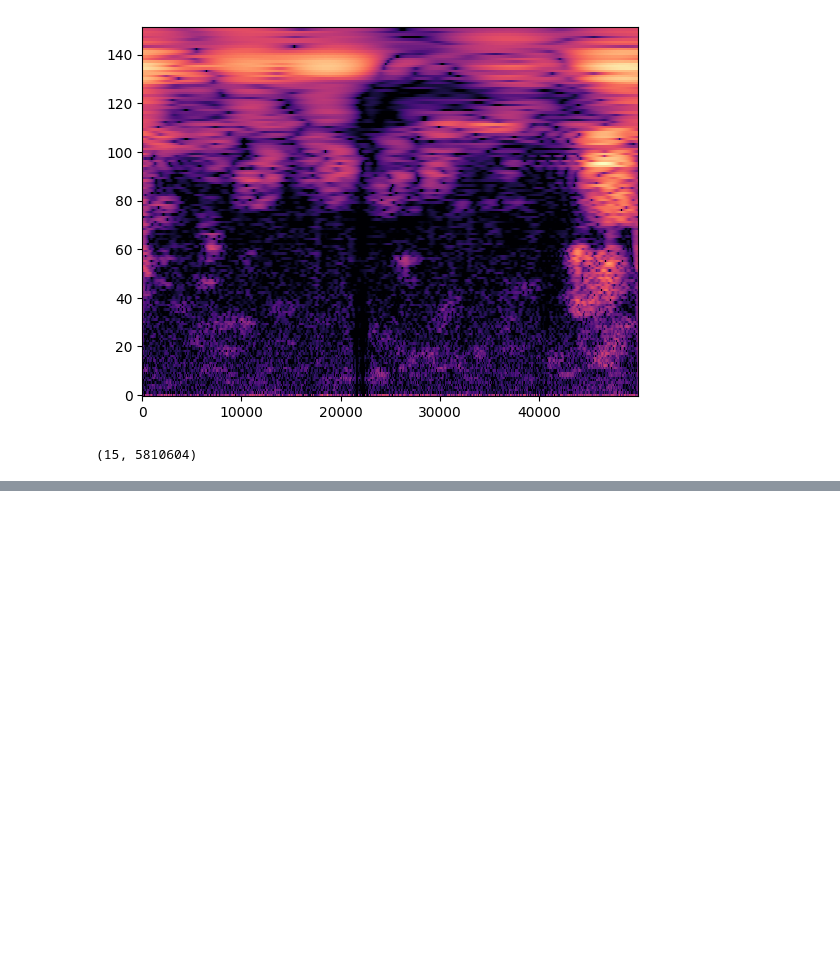
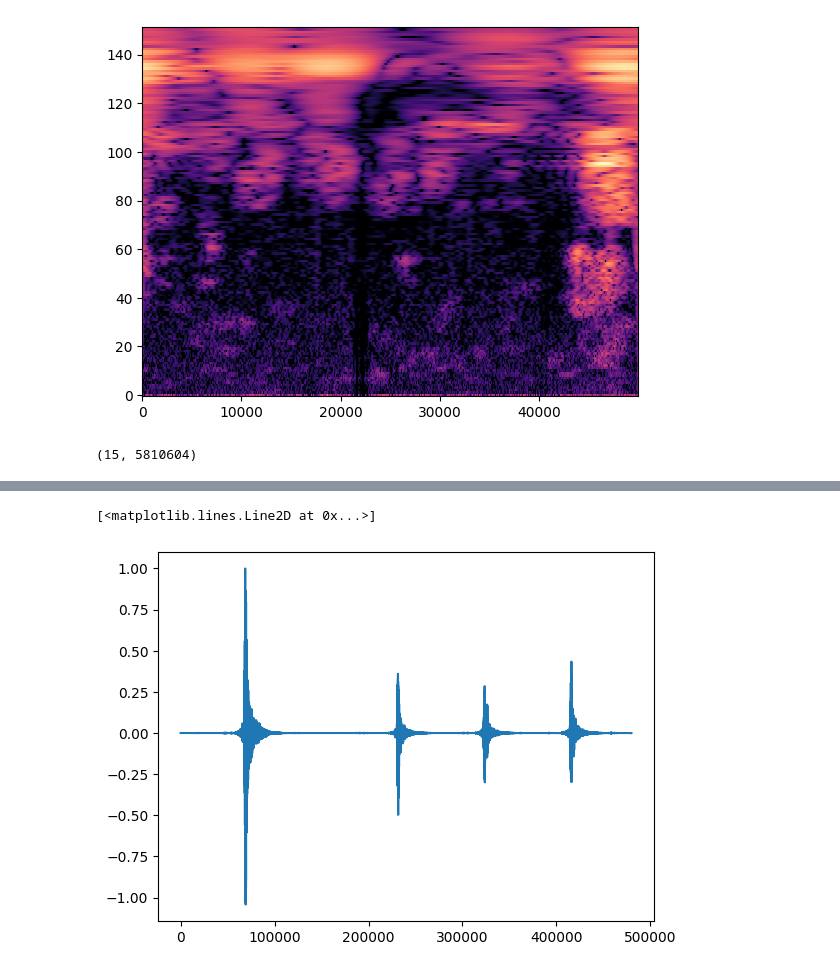
Before and after one commit to Aa-Aanegola/visually-indicated-sounds, a Jupyter notebook: src/experiments/cochleagram.ipynb, the cells around one changed output, grey strips where cells are left out. Saved outputs shown, nothing was run; the diff lists cells and outputs as text; code cells hidden in the pictures; blank space fills up the shorter version.

```diff
--- a/src/experiments/cochleagram.ipynb
+++ b/src/experiments/cochleagram.ipynb
@@ -30,0 +71,5 @@ print(coch.shape)
+# %%
+plt.plot(inv_sig/np.max(inv_sig))
+# %% [output]
+[<matplotlib.lines.Line2D at 0x...>]
+[figure, added]
```
Also changed, not shown: parts of 6 cells of this notebook, 6 other files.
